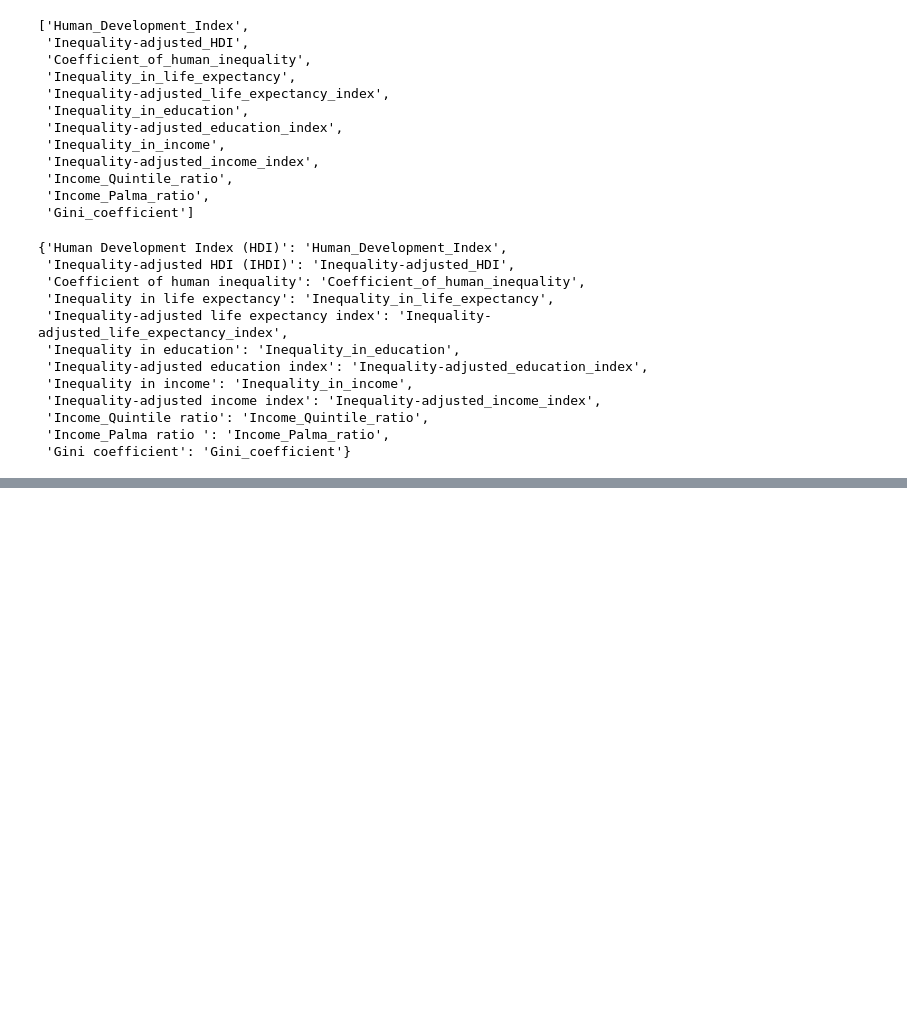
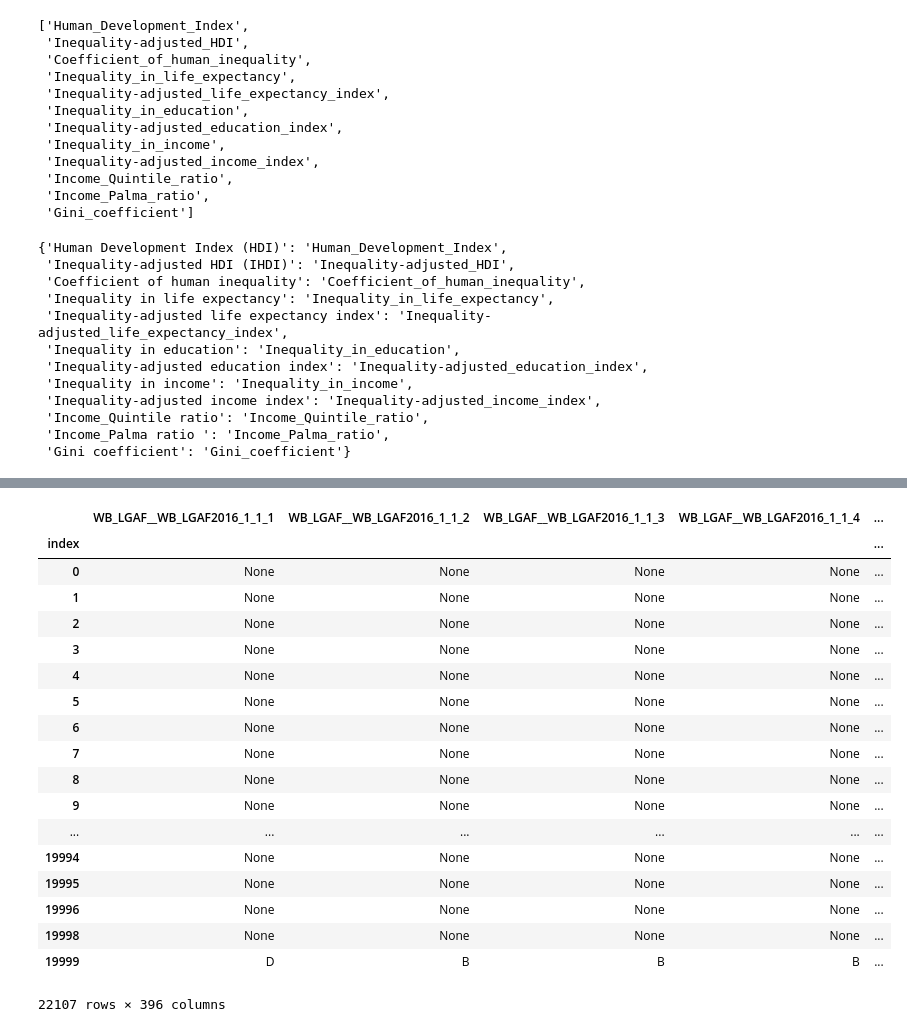
Before and after one commit to thiesgehrmann/JuSiPy_Asser, a Jupyter notebook: 1_pipeline_features.ipynb, the cells around one changed output, grey strips where cells are left out. Saved outputs shown, nothing was run; the diff lists cells and outputs as text; code cells hidden in the pictures; blank space fills up the shorter version.

```diff
--- a/1_pipeline_features.ipynb
+++ b/1_pipeline_features.ipynb
@@ -307,0 +360,22 @@ dict(zip(list(unhdi.features.columns), newnames))
+# %%
+jusipy.country_features.get(all_points, A_country, fuzzy=50)
+# %% [output]
+|  | WB_LGAF__WB_LGAF2016_1_1_1 | WB_LGAF__WB_LGAF2016_1_1_2 | WB_LGAF__WB_LGAF2016_1_1_3 | WB_LGAF__WB_LGAF2016_1_1_4 | ... |
+| index |  |  |  |  | ... |
+| 0 | None | None | None | None | ... |
+| 1 | None | None | None | None | ... |
+| 2 | None | None | None | None | ... |
+| 3 | None | None | None | None | ... |
+| 4 | None | None | None | None | ... |
+| 5 | None | None | None | None | ... |
+| 6 | None | None | None | None | ... |
+| 7 | None | None | None | None | ... |
+| 8 | None | None | None | None | ... |
+| 9 | None | None | None | None | ... |
+| ... | ... | ... | ... | ... | ... |
+| 19994 | None | None | None | None | ... |
+| 19995 | None | None | None | None | ... |
+| 19996 | None | None | None | None | ... |
+| 19998 | None | None | None | None | ... |
+| 19999 | D | B | B | B | ... |
+22107 rows × 396 columns
```
Also changed, not shown: parts of 6 cells of this notebook, 3 other files.
